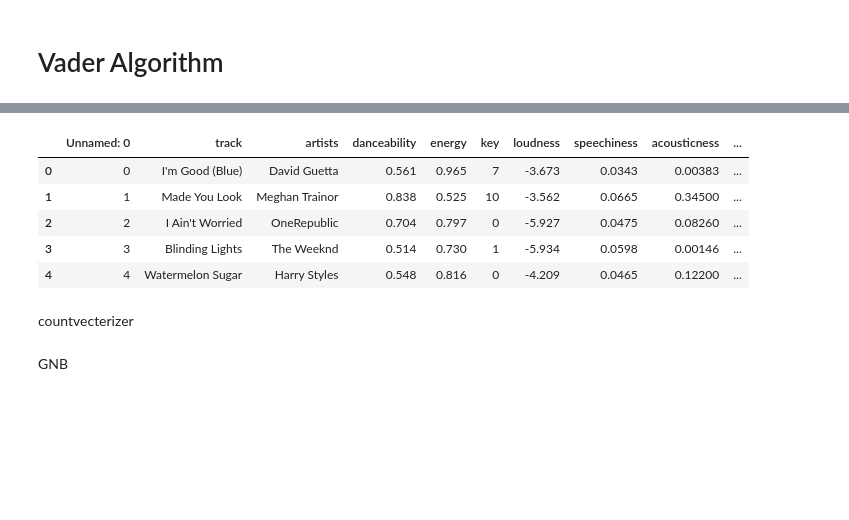
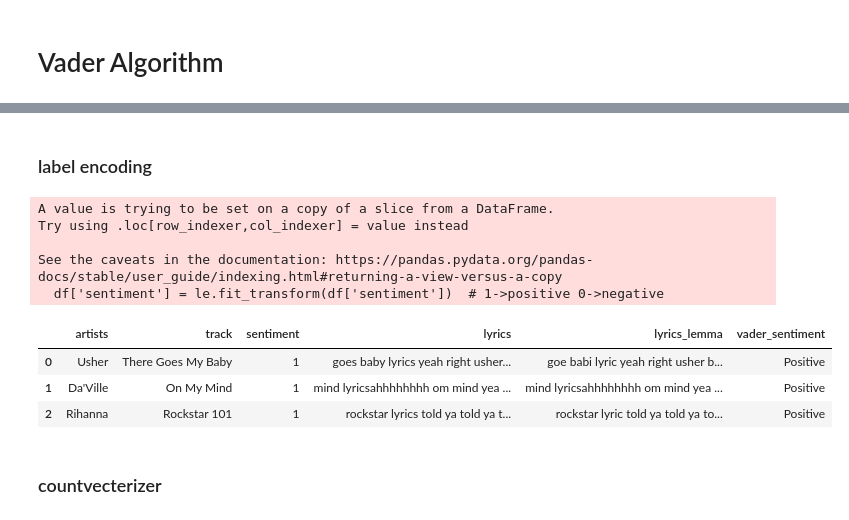
Before and after one commit to yaksh1/SentimentAnalysisOfPlaylist, a Jupyter notebook: main.ipynb, the cells around one changed output, grey strips where cells are left out. Saved outputs shown, nothing was run; the diff lists cells and outputs as text; code cells hidden in the pictures; blank space fills up the shorter version.

```diff
--- a/main.ipynb
+++ b/main.ipynb
@@ -207,6 +220,0 @@ df['lyrics_tokens_preprocessing'] = df['lyrics_tokens_preprocessing'].apply(lamb
-# %%
-# stemming
-from nltk.stem.porter import PorterStemmer
-
-stemmer = PorterStemmer()
-df['lyrics_tokens_preprocessing'] = df['lyrics_tokens_preprocessing'].apply(lambda x: [stemmer.stem(y) for y in x])
@@ -212,0 +223,2 @@ df['lyrics_tokens_preprocessing'] = df['lyrics_tokens_preprocessing'].apply(lamb
+# %%
+df['lyrics'] = df['lyrics'].apply(nfx.remove_stopwords)
@@ -241,6 +260,5 @@ for i in df['lyrics']:
         sentiment_list.append('None')
         sentiment_score_list.append(0)
 
-df['Sentiment'] = sentiment_list
-df['Sentiment_Score'] = sentiment_score_list
+df['vader_sentiment'] = sentiment_list
 # %%
@@ -271,24 +278,30 @@ Name: Sentiment, dtype: int64
+# %% [markdown]
+### label encoding
 # %%
 from sklearn.preprocessing import LabelEncoder
 from sklearn.utils import resample
 # %%
 le = LabelEncoder()
-df['Sentiment'] = le.fit_transform(df['Sentiment'])
+df['sentiment'] = le.fit_transform(df['sentiment'])  # 1->positive 0->negative
+# %% [output]
+A value is trying to be set on a copy of a slice from a DataFrame.
+Try using .loc[row_indexer,col_indexer] = value instead
+
+See the caveats in the documentation: https://pandas.pydata.org/pandas-docs/stable/user_guide/indexing.html#returning-a-view-versus-a-copy
+  df['sentiment'] = le.fit_transform(df['sentiment'])  # 1->positive 0->negative
 # %%
-df.head()
+df.head(3)
 # %% [output]
-|  | Unnamed: 0 | track | artists | danceability | energy | key | loudness | speechiness | acousticness | ... |
-| 0 | 0 | I'm Good (Blue) | David Guetta | 0.561 | 0.965 | 7 | -3.673 | 0.0343 | 0.00383 | ... |
-| 1 | 1 | Made You Look | Meghan Trainor | 0.838 | 0.525 | 10 | -3.562 | 0.0665 | 0.34500 | ... |
-| 2 | 2 | I Ain't Worried | OneRepublic | 0.704 | 0.797 | 0 | -5.927 | 0.0475 | 0.08260 | ... |
-| 3 | 3 | Blinding Lights | The Weeknd | 0.514 | 0.730 | 1 | -5.934 | 0.0598 | 0.00146 | ... |
-| 4 | 4 | Watermelon Sugar | Harry Styles | 0.548 | 0.816 | 0 | -4.209 | 0.0465 | 0.12200 | ... |
+|  | artists | track | sentiment | lyrics | lyrics_lemma | vader_sentiment |
+| 0 | Usher | There Goes My Baby | 1 | goes baby lyrics yeah right usher... | goe babi lyric yeah right usher b... | Positive |
+| 1 | Da'Ville | On My Mind | 1 | mind lyricsahhhhhhhh om mind yea ... | mind lyricsahhhhhhhh om mind yea ... | Positive |
+| 2 | Rihanna | Rockstar 101 | 1 | rockstar lyrics told ya told ya t... | rockstar lyric told ya told ya to... | Positive |
 # %%
 corpus = []
 for sentence in df['lyrics']:
     corpus.append(sentence)
-# %% [markdown]
-countvecterizer
+# %% [markdown]
+### countvecterizer
 # %%
 from sklearn.feature_extraction.text import CountVectorizer
 cv = CountVectorizer(ngram_range=(1,2))
@@ -297,2 +309,0 @@ y = df.iloc[:, -3].values
-# %% [markdown]
-GNB
```
Also changed, not shown: parts of 47 cells of this notebook.
